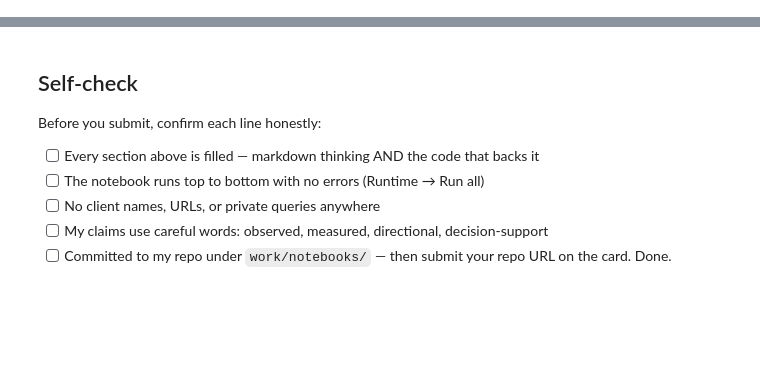
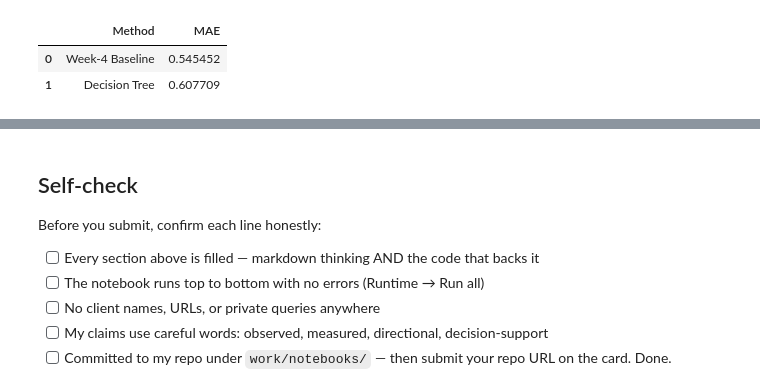
Before and after one commit to Gunjannn07/FlyRank1, a Jupyter notebook: work/notebooks/w05_model.ipynb, the cells around one changed output, grey strips where cells are left out. Cells and saved outputs as stored; diff of their text form; code cells hidden in the pictures; blank space fills up the shorter version.

```diff
--- a/work/notebooks/w05_model.ipynb
+++ b/work/notebooks/w05_model.ipynb
@@ -33,0 +106,67 @@ This skeleton is yours to fill. Work the sections **in order** — each one has
+# %%
+from sklearn.tree import DecisionTreeRegressor
+from sklearn.metrics import mean_absolute_error
+
+# Create position buckets
+position_bins = [0, 3, 10, 20, np.inf]
+position_labels = ["1-3", "4-10", "11-20", "21+"]
+train["position_bucket"] = pd.cut(
+    train["avg_position"],
+    bins=position_bins, labels=position_labels, include_lowest=True
+)
+
+test["position_bucket"] = pd.cut(
+    test["avg_position"],
+    bins=position_bins,labels=position_labels, include_lowest=True
+)
+
+# Features for the Decision Tree
+features = [ "search_volume", "avg_position","engagement_rate","scroll_rate", "ai_traffic_pct"
+]
+
+X_train = train[features].fillna(0)
+X_test = test[features].fillna(0)
+
+y_train = train["ctr"].fillna(train["ctr"].median())
+y_test = test["ctr"].fillna(train["ctr"].median())
+
+# Train Decision Tree
+model = DecisionTreeRegressor(
+    max_depth=5,
+    random_state=42
+)
+
+model.fit(X_train, y_train)
+
+# Model predictions
+test["model_ctr"] = model.predict(X_test)
+
+baseline_ctr = (
+    train.groupby("position_bucket", observed=True)["ctr"]
+    .mean()
+)
+test["baseline_ctr"] = (
+    test["position_bucket"]
+    .map(baseline_ctr)
+    .astype(float)
+)
+
+# Calculate errors
+model_mae = mean_absolute_error(
+    y_test,
+    test["model_ctr"]
+)
+
+baseline_mae = mean_absolute_error(
+    y_test,
+    test["baseline_ctr"].fillna(y_train.mean())
+)
+
+comparison = pd.DataFrame({
+    "Method": ["Week-4 Baseline", "Decision Tree"],
+    "MAE": [baseline_mae, model_mae]})
+display(comparison)
+# %% [output]
+|  | Method | MAE |
+| 0 | Week-4 Baseline | 0.545452 |
+| 1 | Decision Tree | 0.607709 |
```
Also changed, not shown: parts of 12 cells of this notebook.
